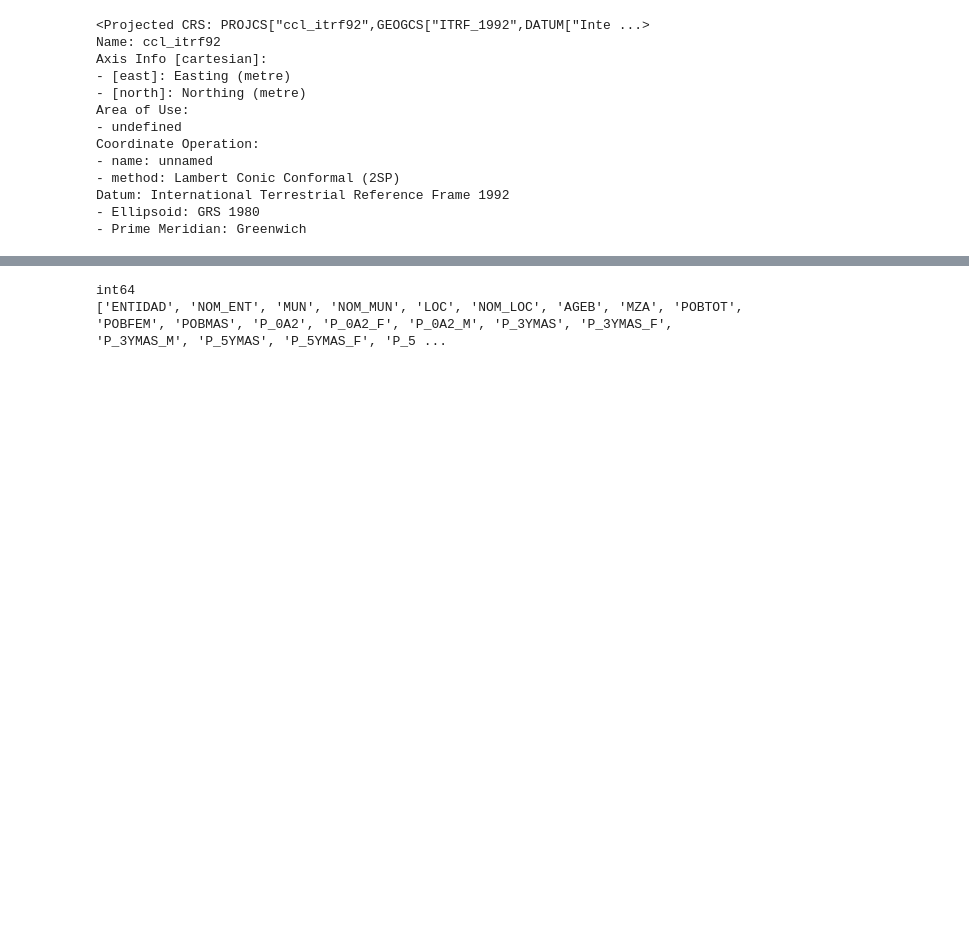
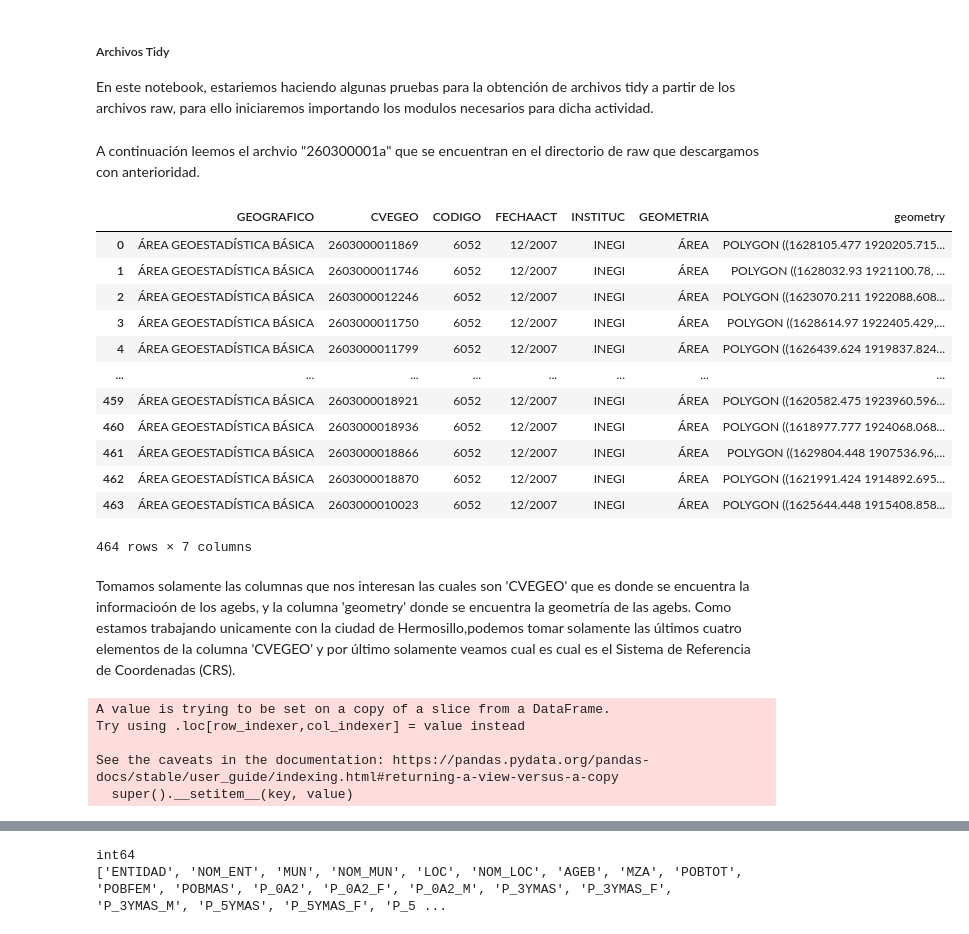
Before and after one commit to BSM-Analytics/proyecto-baches-hmo, a Jupyter notebook: notebooks/tidy.ipynb, the cells around one changed output, grey strips where cells are left out. Cells and saved outputs as stored; diff of their text form; code cells hidden in the pictures; blank space fills up the shorter version.

```diff
--- a/notebooks/tidy.ipynb
+++ b/notebooks/tidy.ipynb
@@ -1,3 +1,6 @@
+# %% [markdown]
+##### Archivos Tidy
+En este notebook, estariemos haciendo algunas pruebas para la obtención de archivos tidy a partir de los archivos raw, para ello iniciaremos importando los modulos necesarios para dicha actividad.
 # %%
 # Importamos los modulos necesarios para la libreta
 import pandas as pd #Importamos el modulo pandas
@@ -7,22 +10,33 @@ from shapely.geometry import Point #Importamos el metodo Point del modulo shapel
 # %%
 # Encontramos el ruta del directorio raw
 directorio = os.path.dirname(os.getcwd()) + '/data/raw/'
+# %% [markdown]
+A continuación leemos el archvio "260300001a" que se encuentran en el directorio de raw que descargamos con anterioridad.
+# %%
+hermosillo = gpd.read_file(directorio + '260300001a.shp')
+hermosillo
+# %% [output]
+|  | GEOGRAFICO | CVEGEO | CODIGO | FECHAACT | INSTITUC | GEOMETRIA | geometry |
+| 0 | ÁREA GEOESTADÍSTICA BÁSICA | 2603000011869 | 6052 | 12/2007 | INEGI | ÁREA | POLYGON ((1628105.477 1920205.715... |
+| 1 | ÁREA GEOESTADÍSTICA BÁSICA | 2603000011746 | 6052 | 12/2007 | INEGI | ÁREA | POLYGON ((1628032.93 1921100.78, ... |
+| 2 | ÁREA GEOESTADÍSTICA BÁSICA | 2603000012246 | 6052 | 12/2007 | INEGI | ÁREA | POLYGON ((1623070.211 1922088.608... |
+| 3 | ÁREA GEOESTADÍSTICA BÁSICA | 2603000011750 | 6052 | 12/2007 | INEGI | ÁREA | POLYGON ((1628614.97 1922405.429,... |
+| 4 | ÁREA GEOESTADÍSTICA BÁSICA | 2603000011799 | 6052 | 12/2007 | INEGI | ÁREA | POLYGON ((1626439.624 1919837.824... |
+| ... | ... | ... | ... | ... | ... | ... | ... |
+| 459 | ÁREA GEOESTADÍSTICA BÁSICA | 2603000018921 | 6052 | 12/2007 | INEGI | ÁREA | POLYGON ((1620582.475 1923960.596... |
+| 460 | ÁREA GEOESTADÍSTICA BÁSICA | 2603000018936 | 6052 | 12/2007 | INEGI | ÁREA | POLYGON ((1618977.777 1924068.068... |
+| 461 | ÁREA GEOESTADÍSTICA BÁSICA | 2603000018866 | 6052 | 12/2007 | INEGI | ÁREA | POLYGON ((1629804.448 1907536.96,... |
+| 462 | ÁREA GEOESTADÍSTICA BÁSICA | 2603000018870 | 6052 | 12/2007 | INEGI | ÁREA | POLYGON ((1621991.424 1914892.695... |
+| 463 | ÁREA GEOESTADÍSTICA BÁSICA | 2603000010023 | 6052 | 12/2007 | INEGI | ÁREA | POLYGON ((1625644.448 1915408.858... |
+464 rows × 7 columns
+# %% [markdown]
+Tomamos solamente las columnas que nos interesan las cuales son 'CVEGEO' que es donde se encuentra la informacioón de los agebs, y la columna 'geometry' donde se encuentra la geometría de las agebs. Como estamos trabajando unicamente con la ciudad de Hermosillo,podemos tomar solamente las últimos cuatro elementos de la columna 'CVEGEO' y por último solamente veamos cual es cual es el Sistema de Referencia de Coordenadas (CRS).
 # %%
-hermosillo = gpd.read_file(directorio + '260300001a.shp')
 hermosillo = hermosillo[['CVEGEO','geometry']]
 hermosillo['CVEGEO'] = hermosillo['CVEGEO'].str[-4:]
-hermosillo.crs
 # %% [output]
-<Projected CRS: PROJCS["ccl_itrf92",GEOGCS["ITRF_1992",DATUM["Inte ...>
-Name: ccl_itrf92
-Axis Info [cartesian]:
-- [east]: Easting (metre)
-- [north]: Northing (metre)
-Area of Use:
-- undefined
-Coordinate Operation:
-- name: unnamed
-- method: Lambert Conic Conformal (2SP)
-Datum: International Terrestrial Reference Frame 1992
-- Ellipsoid: GRS 1980
-- Prime Meridian: Greenwich
+A value is trying to be set on a copy of a slice from a DataFrame.
+Try using .loc[row_indexer,col_indexer] = value instead
+
+See the caveats in the documentation: https://pandas.pydata.org/pandas-docs/stable/user_guide/indexing.html#returning-a-view-versus-a-copy
+  super().__setitem__(key, value)
```
Also changed, not shown: parts of 16 cells of this notebook.
